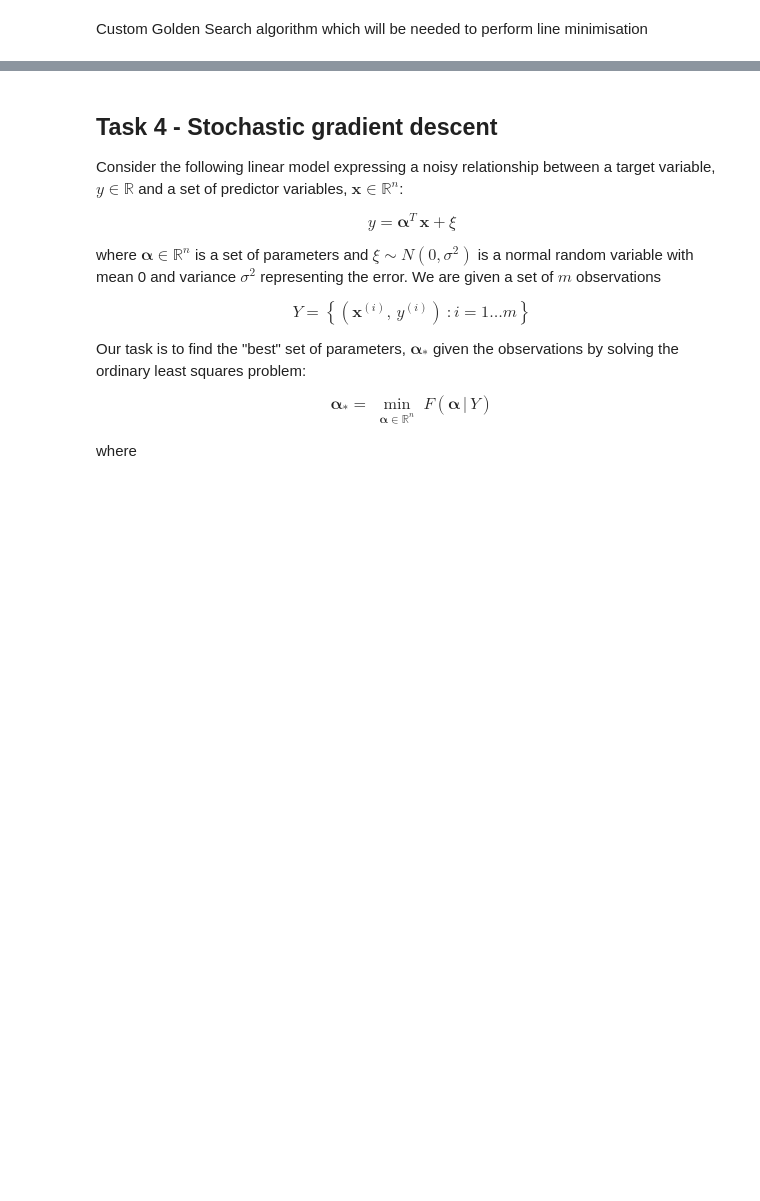
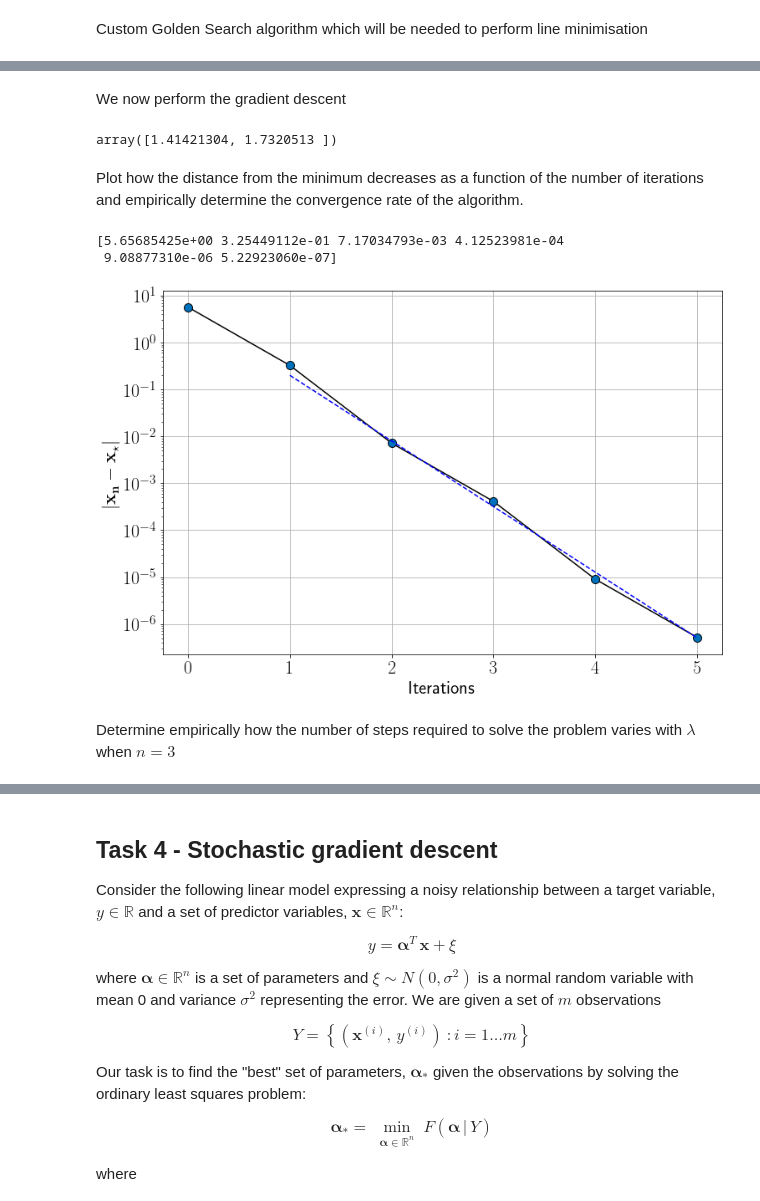
Before and after one commit to ndoyle815/MA934, a Jupyter notebook: Week4/MA934_Class4_2260253.ipynb, the cells around one changed output, grey strips where cells are left out. Drawn from its saved outputs; the diff is of its cells as text; code cells hidden in the pictures; blank space fills up the shorter version.

Commit message:
fixed gradient descent

```diff
--- a/Week4/MA934_Class4_2260253.ipynb
+++ b/Week4/MA934_Class4_2260253.ipynb
@@ -262,6 +268,7 @@ $$\implies \kappa = 1, \; \lambda$$
 # inputs
 n = 2
 lamb = 2
+eps = 1e-15
 
 # fixed point
 xstar = np.ones(n)
@@ -386,0 +329,2 @@ KeyboardInterrupt:
+# %% [markdown]
+We now perform the gradient descent
@@ -386,0 +368,38 @@ KeyboardInterrupt:
+# %%
+gradient_descent(f, df, 5*xstar, eps, False)
+# %% [output]
+array([1.41421304, 1.7320513 ])
+# %% [markdown]
+Plot how the distance from the minimum decreases as a function of the number of iterations and empirically determine the convergence rate of the algorithm.
+# %%
+x_guesses = gradient_descent(f, df, 5*xstar, eps, True)
+N_iter = np.shape(x_guesses)[0]
+rs = x_guesses - xstar*np.ones(np.shape(x_guesses))
+
+distances = np.zeros(N_iter)
+for i in range(N_iter):
+    distances[i] = la.norm(rs[i,0])
+print(distances)
+# %% [output]
+[5.65685425e+00 3.25449112e-01 7.17034793e-03 4.12523981e-04
+ 9.08877310e-06 5.22923060e-07]
+# %%
+#plotting
+plt.rcParams.update({'font.size': 22})
+
+plt.figure(figsize=(12, 8))
+c = 0.04
+plt.plot(range(N_iter), distances, '-ko', markersize=10, markerfacecolor=(0, 0.447, 0.741, 1))
+plt.plot(range(1,N_iter), [5*c**i for i in range(1,N_iter)], '--b')
+
+#plt.legend(loc="upper left")
+
+plt.xlabel(r"Iterations")
+plt.ylabel(r"$|\mathbf{x_n - x_\star}|$")
+plt.yscale("log")
+plt.grid()
+plt.show()
+# %% [output]
+[figure, added]
+# %% [markdown]
+Determine empirically how the number of steps required to solve the problem varies with $\lambda$ when $n=3$
```
Also changed, not shown: parts of 8 cells of this notebook.
